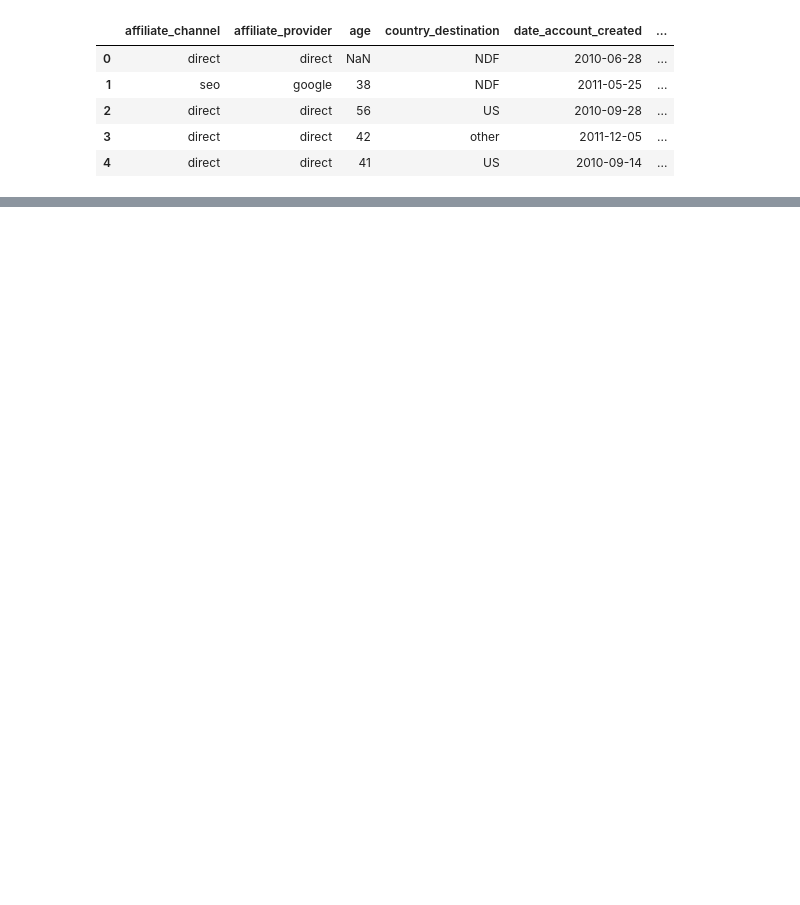
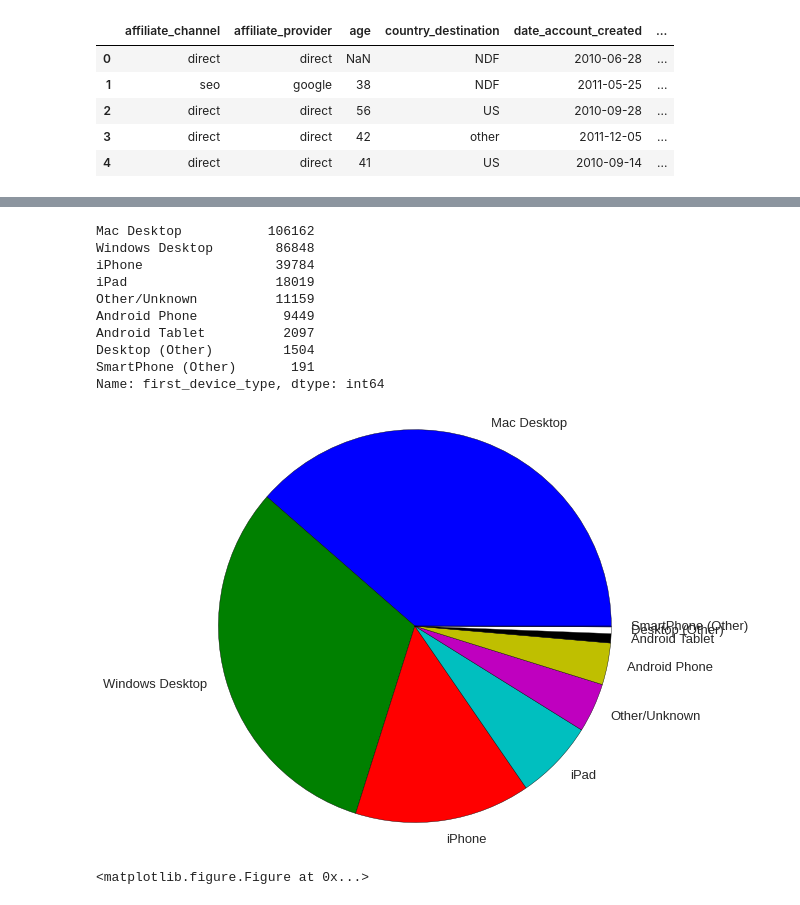
Before and after one commit to davidgasquez/kaggle-airbnb, a Jupyter notebook: scripts/Data Exploration.ipynb, the cells around one changed output, grey strips where cells are left out. Cells and saved outputs as stored; diff of their text form; code cells hidden in the pictures; blank space fills up the shorter version.

```diff
--- a/scripts/Data Exploration.ipynb
+++ b/scripts/Data Exploration.ipynb
@@ -50,0 +55,21 @@ users.date_account_created.astype('datetime64').value_counts().plot()
+# %%
+labels = users.first_device_type.value_counts(sort=True).keys()
+sizes = users.first_device_type.value_counts(sort=True)
+colors = ['yellowgreen', 'gold', 'lightskyblue', 'lightcoral']
+print sizes
+plt.pie(sizes, labels=labels)
+plt.axis('equal')
+fig = plt.figure()
+# %% [output]
+Mac Desktop           106162
+Windows Desktop        86848
+iPhone                 39784
+iPad                   18019
+Other/Unknown          11159
+Android Phone           9449
+Android Tablet          2097
+Desktop (Other)         1504
+SmartPhone (Other)       191
+Name: first_device_type, dtype: int64
+[figure, added]
+<matplotlib.figure.Figure at 0x...>
```
Also changed, not shown: parts of 7 cells of this notebook, 1 other file.
